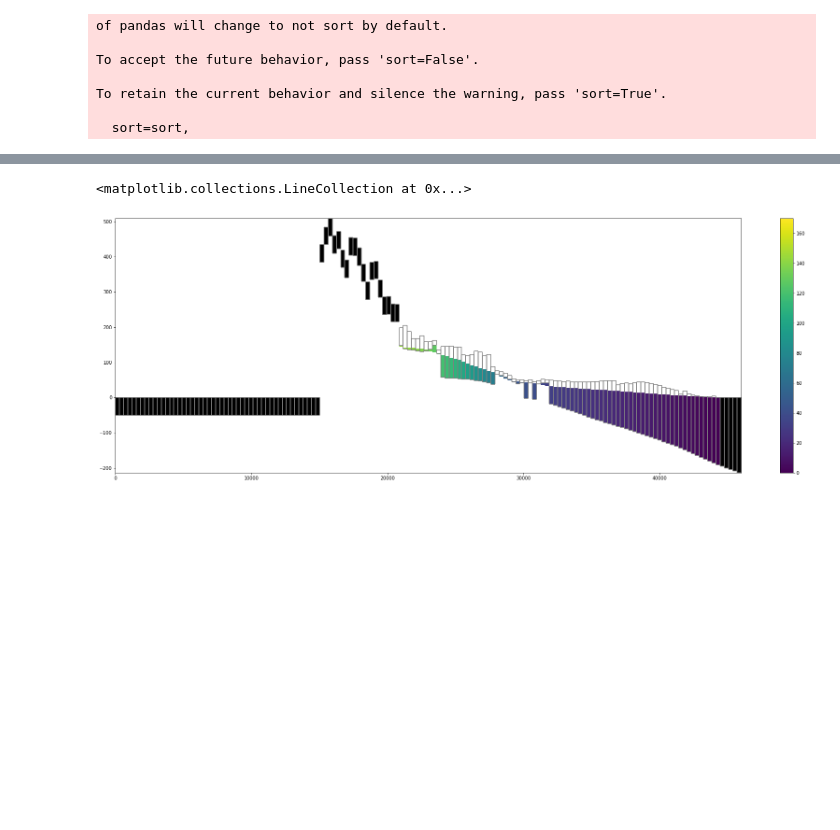
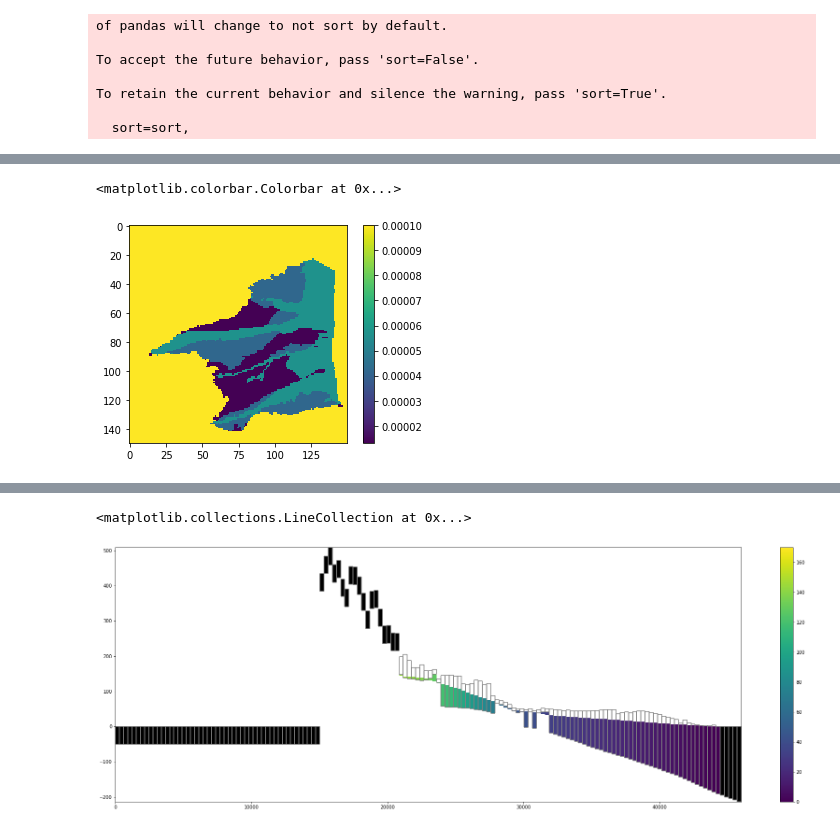
Before and after one commit to LudovicSchorpp/TM_Ludovic_Schorpp, a Jupyter notebook: codes_tests/Modeles2D/test_premier_model/test_premier_model.ipynb, the cells around one changed output, grey strips where cells are left out. Drawn from its saved outputs; the diff is of its cells as text; code cells hidden in the pictures; blank space fills up the shorter version.

```diff
--- a/codes_tests/Modeles2D/test_premier_model/test_premier_model.ipynb
+++ b/codes_tests/Modeles2D/test_premier_model/test_premier_model.ipynb
@@ -204,6 +209,12 @@ k = np.ones([nrow*ncol])*kh # vector containing the permeability array(layer,nro
 k[idomainPlio==1] = 1.31735291e-05
 k[idomainQ_rec==1] = 5.74985979e-05
 k[idomainQ_a==1] = 4.21033707e-05
+# %%
+plt.imshow(k.reshape(nrow,ncol))
+plt.colorbar()
+# %% [output]
+<matplotlib.colorbar.Colorbar at 0x...>
+[figure, added]
 # %%
 # control piezos
 piez_path="../../data/piezos/pz_hydriad.xlsx"
```
Also changed, not shown: parts of 10 cells of this notebook, 15 other files.
